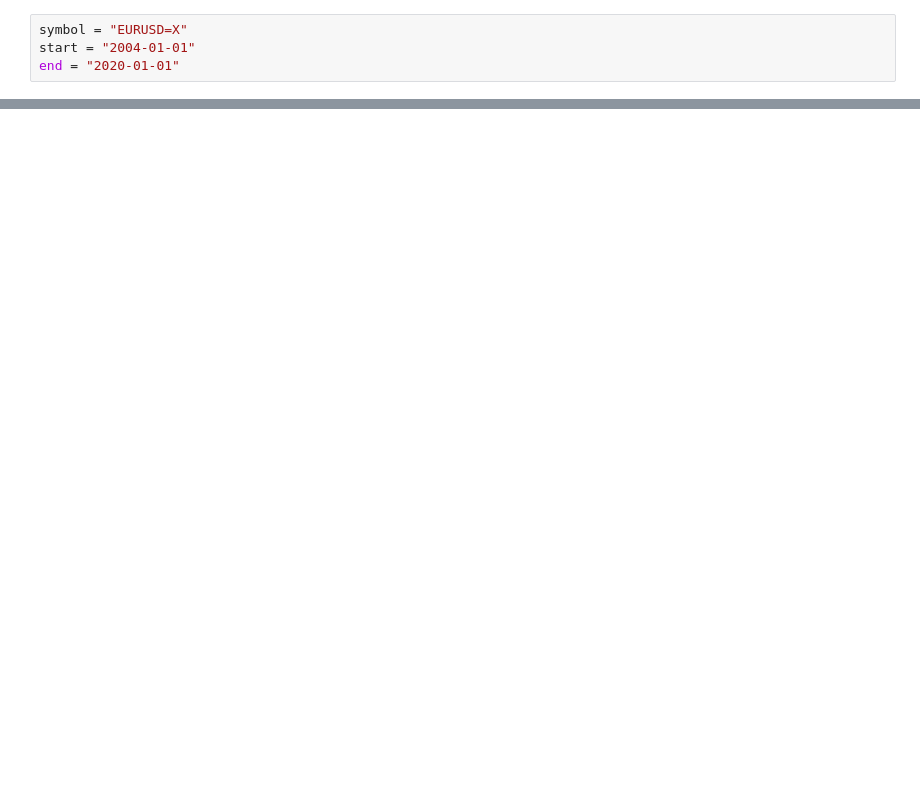
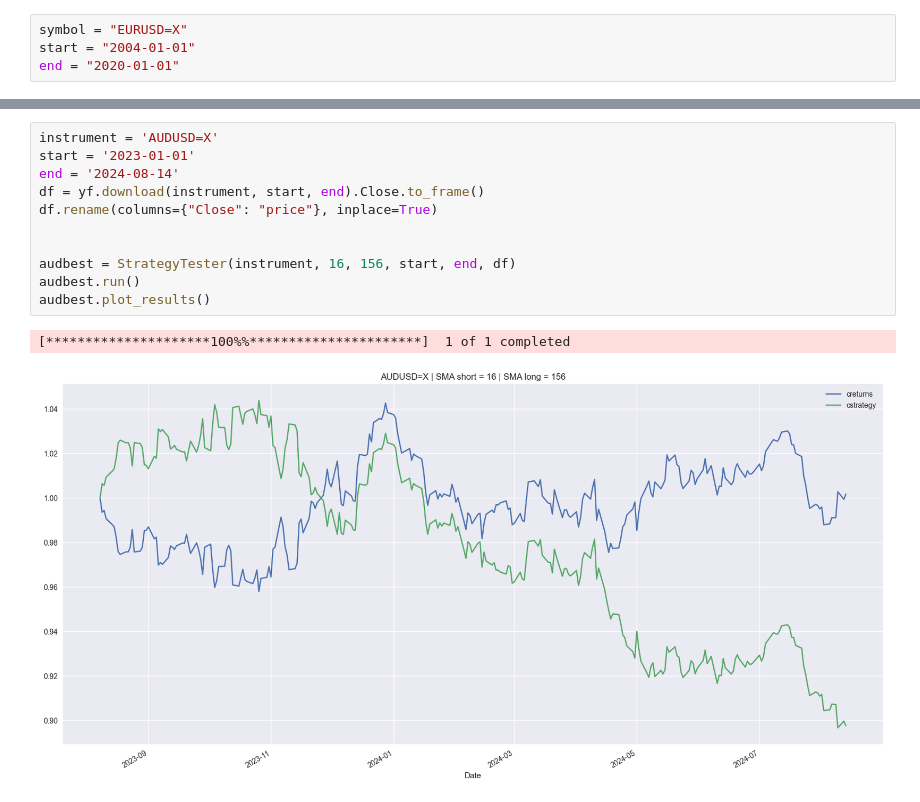
Before and after one commit to kurumbus/algorithmic-trading, a Jupyter notebook: v1.ipynb, the cells around one changed output, grey strips where cells are left out. Saved outputs shown, nothing was run; the diff lists cells and outputs as text; blank space fills up the shorter version.

```diff
--- a/v1.ipynb
+++ b/v1.ipynb
@@ -51,0 +125,14 @@ tester.data
+# %%
+instrument = 'AUDUSD=X'
+start = '2023-01-01'
+end = '2024-08-14'
+df = yf.download(instrument, start, end).Close.to_frame()
+df.rename(columns={"Close": "price"}, inplace=True)
+
+
+audbest = StrategyTester(instrument, 16, 156, start, end, df)
+audbest.run()
+audbest.plot_results()
+# %% [output]
+[*********************100%%**********************]  1 of 1 completed
+[figure, added]
```
Also changed, not shown: parts of 7 cells of this notebook, 1 other file.
